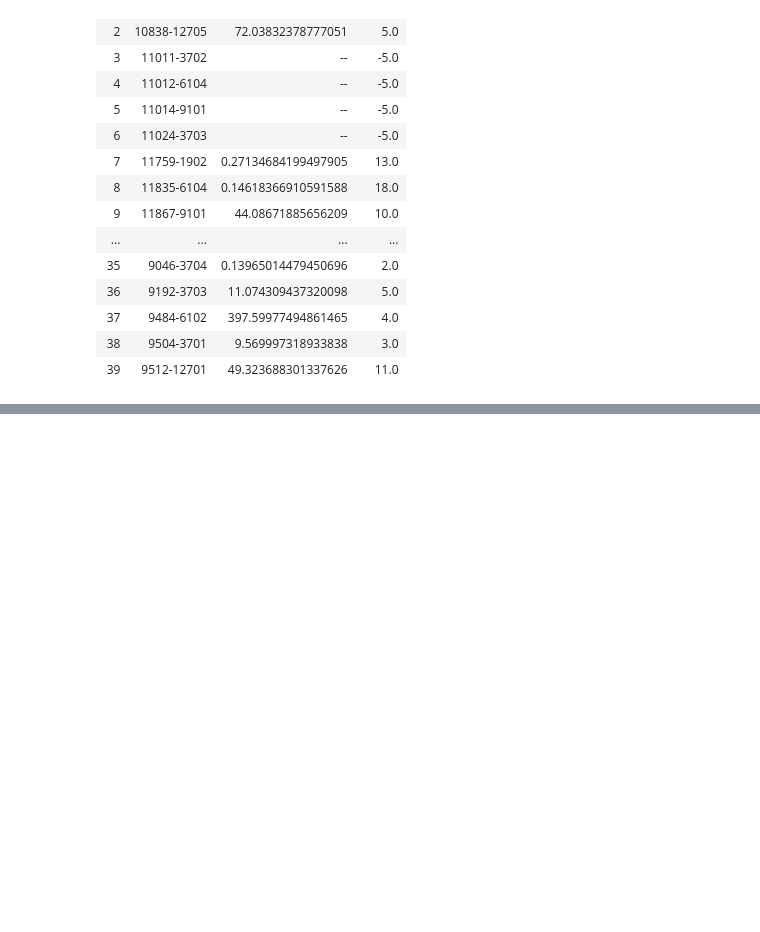
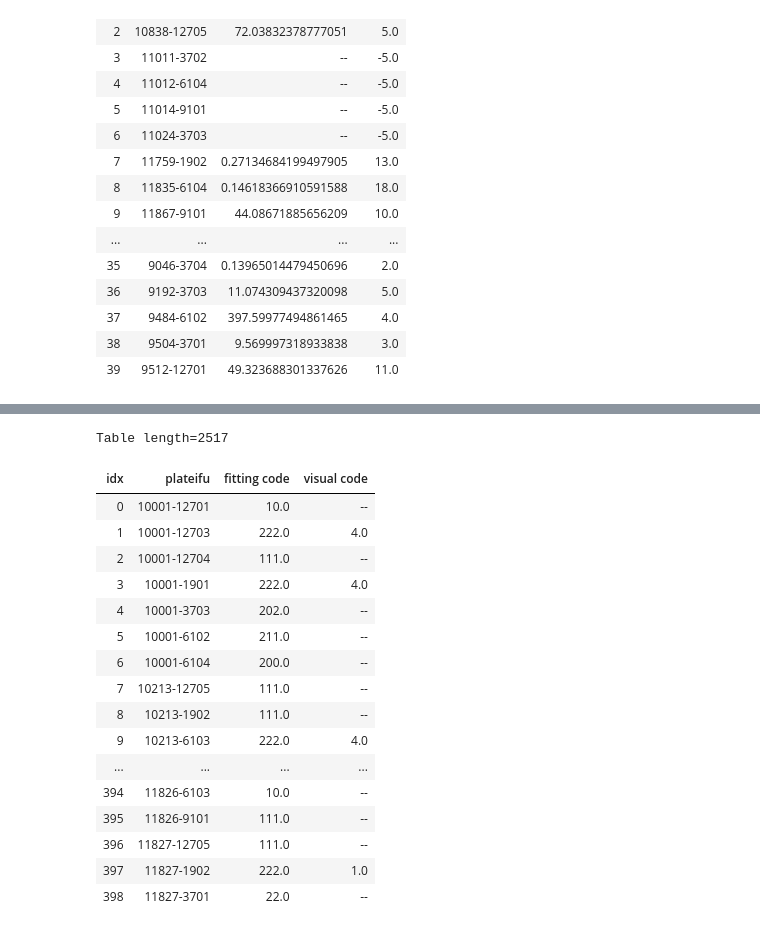
Before and after one commit to athenacat/RotationCurve, a Jupyter notebook: 2D_RC/combining tables.ipynb, the cells around one changed output, grey strips where cells are left out. Cells and saved outputs as stored; diff of their text form; code cells hidden in the pictures; blank space fills up the shorter version.

```diff
--- a/2D_RC/combining tables.ipynb
+++ b/2D_RC/combining tables.ipynb
@@ -119,10 +119,9 @@ Table length=40
 iso = Table.read('/scratch/lstroud3/RotationCurves/Images/Isothermal/fulltable.fits')
 nfw = Table.read('/scratch/lstroud3/RotationCurves/Images/NFW/fulltable.fits')
 bur = Table.read('/scratch/lstroud3/RotationCurves/Images/Burkert/fulltable.fits')
-new_iso= Table.read('/scratch/lstroud3/RotationCurves/Images/Isothermal/findphifix.fits')
-new_nfw=Table.read('/scratch/lstroud3/RotationCurves/Images/NFW/findphifix.fits')
-new_bur=Table.read('/scratch/lstroud3/RotationCurves/Images/Burkert/findphifix.fits')
-
+new_iso= Table.read('/scratch/lstroud3/RotationCurves/Images/Isothermal/testingphis.fits')
+new_nfw=Table.read('/scratch/lstroud3/RotationCurves/Images/NFW/testingphis.fits')
+new_bur=Table.read('/scratch/lstroud3/RotationCurves/Images/Burkert/testingphis.fits')
 bur_i = {}
 iso_i = {}
 nfw_i = {}
@@ -167,21 +166,21 @@ for gal_ID in new_iso['plateifu']:
     newi = new_ind[gal_ID]
     fail = fail_i[gal_ID]
 
-    if new_iso['fit flag'][newi] > 0:
+    if new_iso['fit flag'][newi] >= 0:
         full_fail['Isothermal chi2'][fail] = new_iso['chi2'][newi]
         if new_iso['chi2'][newi] <= 50:
             full_fail['fitting code'][fail] -= 200
         else:
             full_fail['fitting code'][fail] -= 100
         full_fail['visual code'][fail] = np.nan
-    if new_nfw['fit flag'][newi] > 0:
+    if new_nfw['fit flag'][newi] >= 0:
         full_fail['NFW chi2'][fail] = new_nfw['chi2'][newi]
         if new_nfw['chi2'][newi] <= 50:
             full_fail['fitting code'][fail] -= 20
         else:
             full_fail['fitting code'][fail] -= 10
         full_fail['visual code'][fail] = np.nan
-    if new_bur['fit flag'][newi] > 0:
+    if new_bur['fit flag'][newi] >= 0:
         full_fail['Burkert chi2'][fail] = new_bur['chi2'][newi]
         if new_bur['chi2'][newi] <= 50:
             full_fail['fitting code'][fail] -= 2
@@ -198,2 +190,23 @@ Row index=809
+# %%
+full_fail['plateifu','fitting code','visual code'].show_in_notebook()
+# %% [output]
+Table length=2517
+| idx | plateifu | fitting code | visual code |
+| 0 | 10001-12701 | 10.0 | -- |
+| 1 | 10001-12703 | 222.0 | 4.0 |
+| 2 | 10001-12704 | 111.0 | -- |
+| 3 | 10001-1901 | 222.0 | 4.0 |
+| 4 | 10001-3703 | 202.0 | -- |
+| 5 | 10001-6102 | 211.0 | -- |
+| 6 | 10001-6104 | 200.0 | -- |
+| 7 | 10213-12705 | 111.0 | -- |
+| 8 | 10213-1902 | 111.0 | -- |
+| 9 | 10213-6103 | 222.0 | 4.0 |
+| ... | ... | ... | ... |
+| 394 | 11826-6103 | 10.0 | -- |
+| 395 | 11826-9101 | 111.0 | -- |
+| 396 | 11827-12705 | 111.0 | -- |
+| 397 | 11827-1902 | 222.0 | 1.0 |
+| 398 | 11827-3701 | 22.0 | -- |
 # %%
 full_fail.write('/scratch/lstroud3/RotationCurves/failed_objects_table.fits', overwrite = True)
```
Also changed, not shown: parts of 4 cells of this notebook, 12 other files.
